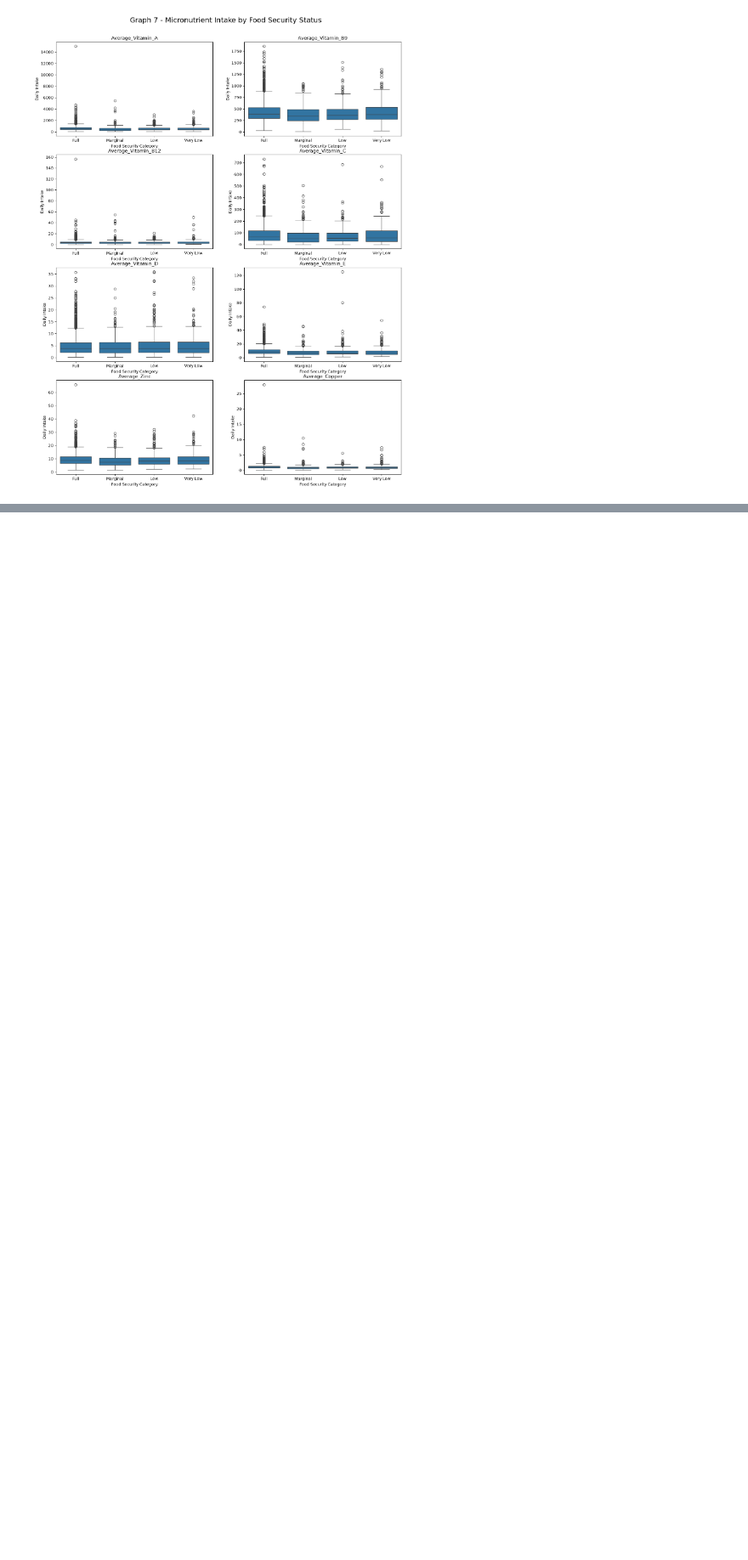
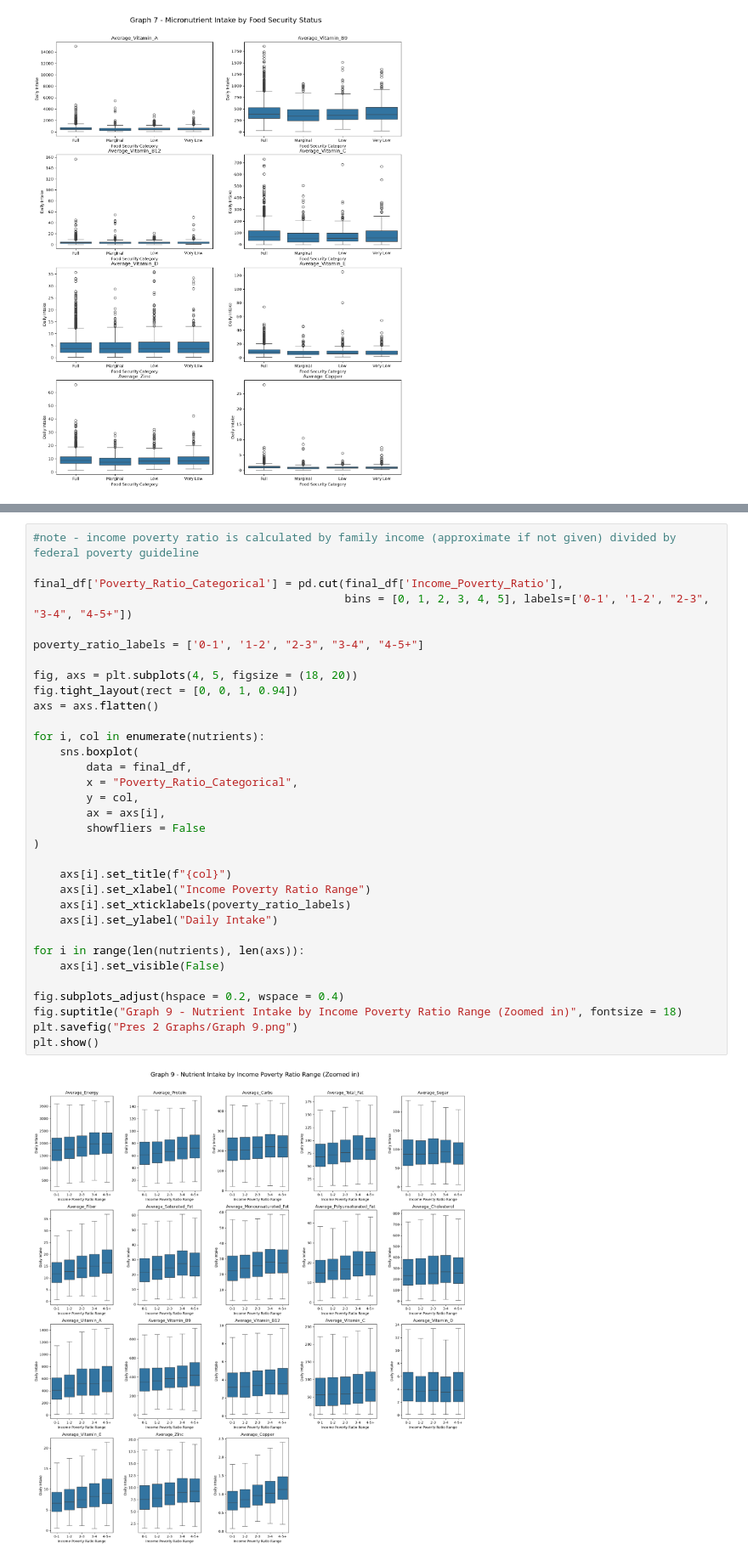
Before and after one commit to ernesthang12/STA-160-Final-Project, a Jupyter notebook: code/STA160 Final Project.ipynb, the cells around one changed output, grey strips where cells are left out. Shown at 85% size. Cells and saved outputs as stored; diff of their text form; blank space fills up the shorter version.

```diff
--- a/code/STA160 Final Project.ipynb
+++ b/code/STA160 Final Project.ipynb
@@ -677,2 +676,37 @@ plt.show()
+# %%
+#note - income poverty ratio is calculated by family income (approximate if not given) divided by federal poverty guideline
+
+final_df['Poverty_Ratio_Categorical'] = pd.cut(final_df['Income_Poverty_Ratio'],
+                                               bins = [0, 1, 2, 3, 4, 5], labels=['0-1', '1-2', "2-3", "3-4", "4-5+"])
+
+poverty_ratio_labels = ['0-1', '1-2', "2-3", "3-4", "4-5+"]
+
+fig, axs = plt.subplots(4, 5, figsize = (18, 20))
+fig.tight_layout(rect = [0, 0, 1, 0.94])
+axs = axs.flatten()
+
+for i, col in enumerate(nutrients):
+    sns.boxplot(
+        data = final_df,
+        x = "Poverty_Ratio_Categorical",
+        y = col,
+        ax = axs[i],
+        showfliers = False
+)
+
+    axs[i].set_title(f"{col}")
+    axs[i].set_xlabel("Income Poverty Ratio Range")
+    axs[i].set_xticklabels(poverty_ratio_labels)
+    axs[i].set_ylabel("Daily Intake")
+
+for i in range(len(nutrients), len(axs)):
+    axs[i].set_visible(False)
+
+fig.subplots_adjust(hspace = 0.2, wspace = 0.4)
+fig.suptitle("Graph 9 - Nutrient Intake by Income Poverty Ratio Range (Zoomed in)", fontsize = 18)
+plt.savefig("Pres 2 Graphs/Graph 9.png")
+plt.show()
+# %% [output]
+[figure, added]
 # %% [markdown]
 Now that we have some graphs, we should continue by looking at some of the outliers. Some incredibly obvious outliers lie on the graphs of average energy, average sugar, average protein, average vitamin A, average vitamin B12, average vitamin E, average zinc, and average copper. due to the nature of the data, we must investigate whether or not these are simply data points of individuals who really love a certain nutrient, or if these are genuine errors before we decide to remove them or not. To look at outliers, we will take a look at the rows where these values lie and see if the rest of the data collected from that individual seems valid.
```
Also changed, not shown: parts of 10 cells of this notebook, 2 other files.
